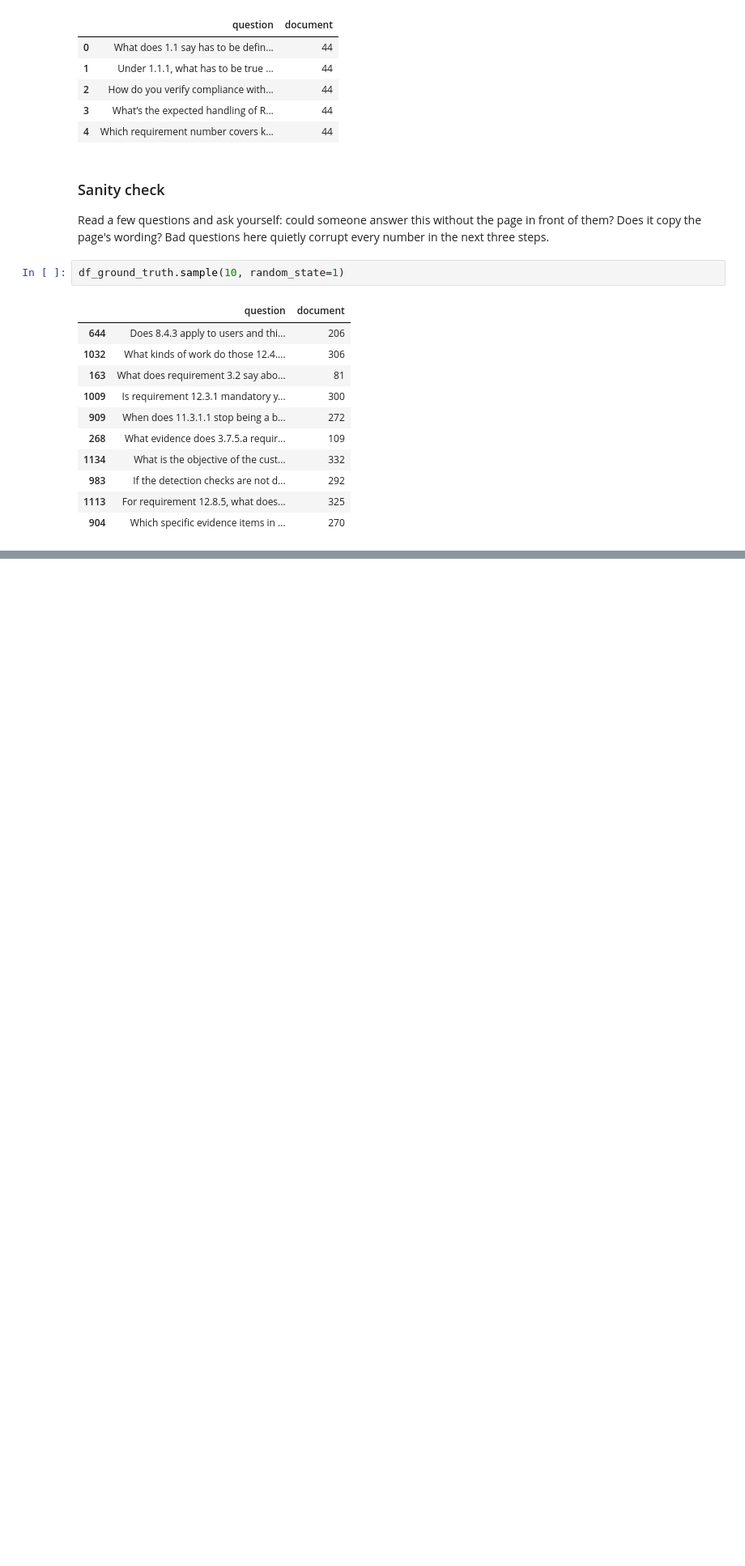
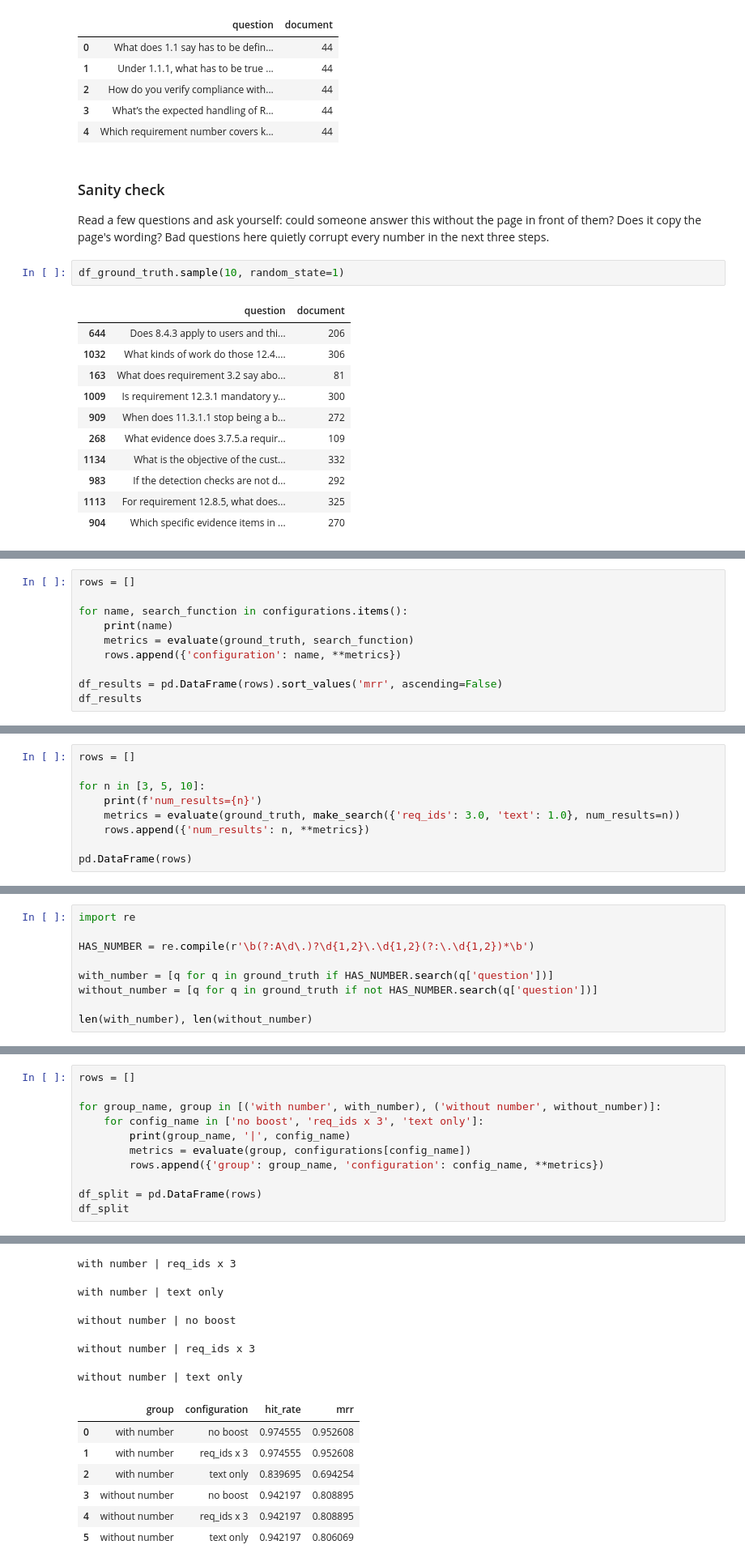
Before and after one commit to marat-biriushev/llm-zoomcamp-project, a Jupyter notebook: rag.ipynb, the cells around one changed output, grey strips where cells are left out. Shown at 81% size. Drawn from its saved outputs; the diff is of its cells as text; blank space fills up the shorter version.

Commit message:
Search evaluation

```diff
--- a/rag.ipynb
+++ b/rag.ipynb
@@ -458,0 +615,10 @@ df_ground_truth.sample(10, random_state=1)
+# %%
+rows = []
+
+for name, search_function in configurations.items():
+    print(name)
+    metrics = evaluate(ground_truth, search_function)
+    rows.append({'configuration': name, **metrics})
+
+df_results = pd.DataFrame(rows).sort_values('mrr', ascending=False)
+df_results
@@ -458,0 +639,9 @@ df_ground_truth.sample(10, random_state=1)
+# %%
+rows = []
+
+for n in [3, 5, 10]:
+    print(f'num_results={n}')
+    metrics = evaluate(ground_truth, make_search({'req_ids': 3.0, 'text': 1.0}, num_results=n))
+    rows.append({'num_results': n, **metrics})
+
+pd.DataFrame(rows)
@@ -458,0 +686,9 @@ df_ground_truth.sample(10, random_state=1)
+# %%
+import re
+
+HAS_NUMBER = re.compile(r'\b(?:A\d\.)?\d{1,2}\.\d{1,2}(?:\.\d{1,2})*\b')
+
+with_number = [q for q in ground_truth if HAS_NUMBER.search(q['question'])]
+without_number = [q for q in ground_truth if not HAS_NUMBER.search(q['question'])]
+
+len(with_number), len(without_number)
@@ -458,0 +709,12 @@ df_ground_truth.sample(10, random_state=1)
+# %%
+rows = []
+
+for group_name, group in [('with number', with_number), ('without number', without_number)]:
+    for config_name in ['no boost', 'req_ids x 3', 'text only']:
+        print(group_name, '|', config_name)
+        metrics = evaluate(group, configurations[config_name])
+        rows.append({'group': group_name, 'configuration': config_name, **metrics})
+
+df_split = pd.DataFrame(rows)
+df_split
+# %% [output]
@@ -458,0 +722,12 @@ df_ground_truth.sample(10, random_state=1)
+with number | req_ids x 3
+with number | text only
+without number | no boost
+without number | req_ids x 3
+without number | text only
+|  | group | configuration | hit_rate | mrr |
+| 0 | with number | no boost | 0.974555 | 0.952608 |
+| 1 | with number | req_ids x 3 | 0.974555 | 0.952608 |
+| 2 | with number | text only | 0.839695 | 0.694254 |
+| 3 | without number | no boost | 0.942197 | 0.808895 |
+| 4 | without number | req_ids x 3 | 0.942197 | 0.808895 |
+| 5 | without number | text only | 0.942197 | 0.806069 |
```
Also changed, not shown: parts of 27 cells of this notebook, 5 other files.
